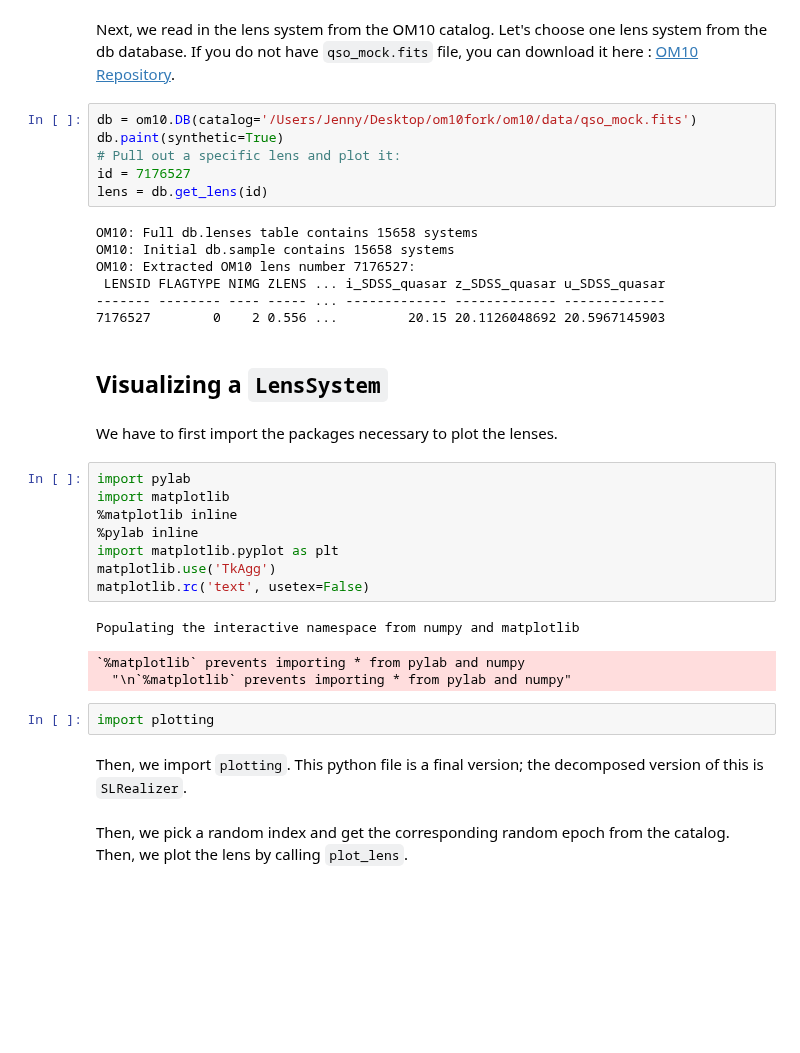
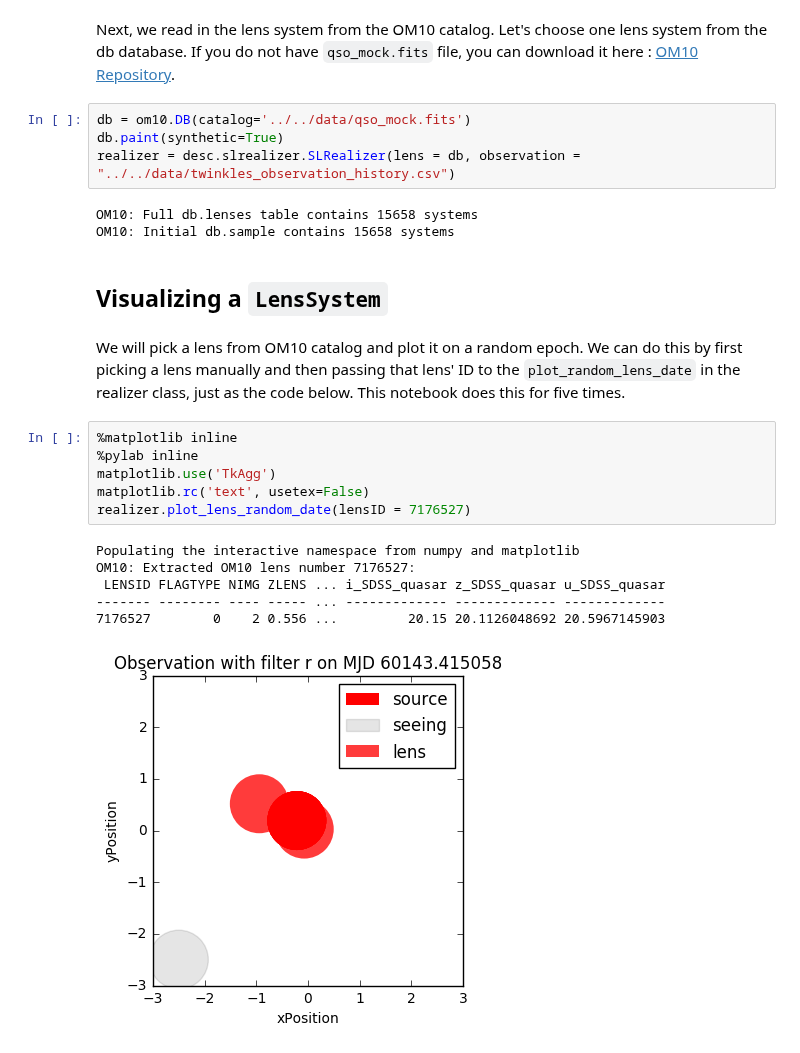
Before and after one commit to jiwoncpark/SLRealizer, a Jupyter notebook: doc/tutorials/Basics.ipynb, the cells around one changed output. Drawn from its saved outputs; the diff is of its cells as text; blank space fills up the shorter version.

Commit message:
desc.realizer ready

```diff
--- a/doc/tutorials/Basics.ipynb
+++ b/doc/tutorials/Basics.ipynb
@@ -34,37 +29,26 @@ obsHist = pd.read_csv("../../data/twinkles_observation_history.csv",index_col=0)
 # %% [markdown]
 Next, we read in the lens system from the OM10 catalog. Let's choose one lens system from the db database. If you do not have `qso_mock.fits` file, you can download it here : [OM10 Repository](https://github.com/drphilmarshall/OM10/tree/master/data).
 # %%
-db = om10.DB(catalog='/Users/Jenny/Desktop/om10fork/om10/data/qso_mock.fits')
+db = om10.DB(catalog='../../data/qso_mock.fits')
 db.paint(synthetic=True)
-# Pull out a specific lens and plot it:
-id = 7176527
-lens = db.get_lens(id)
+realizer = desc.slrealizer.SLRealizer(lens = db, observation = "../../data/twinkles_observation_history.csv")
 # %% [output]
 OM10: Full db.lenses table contains 15658 systems
 OM10: Initial db.sample contains 15658 systems
-OM10: Extracted OM10 lens number 7176527:
- LENSID FLAGTYPE NIMG ZLENS ... i_SDSS_quasar z_SDSS_quasar u_SDSS_quasar
-------- -------- ---- ----- ... ------------- ------------- -------------
-7176527        0    2 0.556 ...         20.15 20.1126048692 20.5967145903
 # %% [markdown]
 ## Visualizing a `LensSystem`
-# %% [markdown]
-We have to first import the packages necessary to plot the lenses.
+# %% [markdown]
+We will pick a lens from OM10 catalog and plot it on a random epoch. We can do this by first picking a lens manually and then passing that lens' ID to the `plot_random_lens_date` in the realizer class, just as the code below. This notebook does this for five times.
 # %%
-import pylab
-import matplotlib
 %matplotlib inline
 %pylab inline
-import matplotlib.pyplot as plt
 matplotlib.use('TkAgg')
 matplotlib.rc('text', usetex=False)
+realizer.plot_lens_random_date(lensID = 7176527)
 # %% [output]
 Populating the interactive namespace from numpy and matplotlib
+OM10: Extracted OM10 lens number 7176527:
+ LENSID FLAGTYPE NIMG ZLENS ... i_SDSS_quasar z_SDSS_quasar u_SDSS_quasar
+------- -------- ---- ----- ... ------------- ------------- -------------
+7176527        0    2 0.556 ...         20.15 20.1126048692 20.5967145903
-`%matplotlib` prevents importing * from pylab and numpy
-  "\n`%matplotlib` prevents importing * from pylab and numpy"
+[figure, added]
-# %%
-import plotting
-# %% [markdown]
-Then, we import `plotting`. This python file is a final version; the decomposed version of this is `SLRealizer`.
-# %% [markdown]
-Then, we pick a random index and get the corresponding random epoch from the catalog. Then, we plot the lens by calling `plot_lens`.
```
Also changed, not shown: parts of 9 cells of this notebook, 19 other files.
